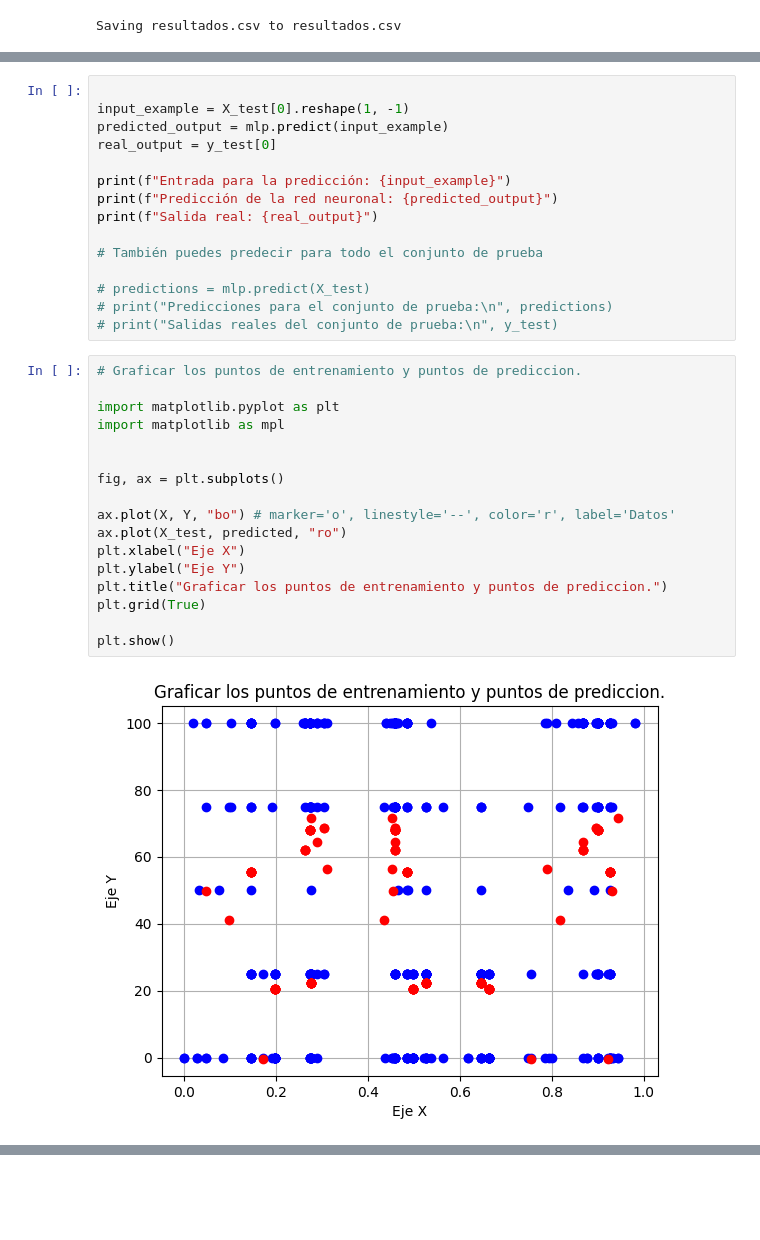
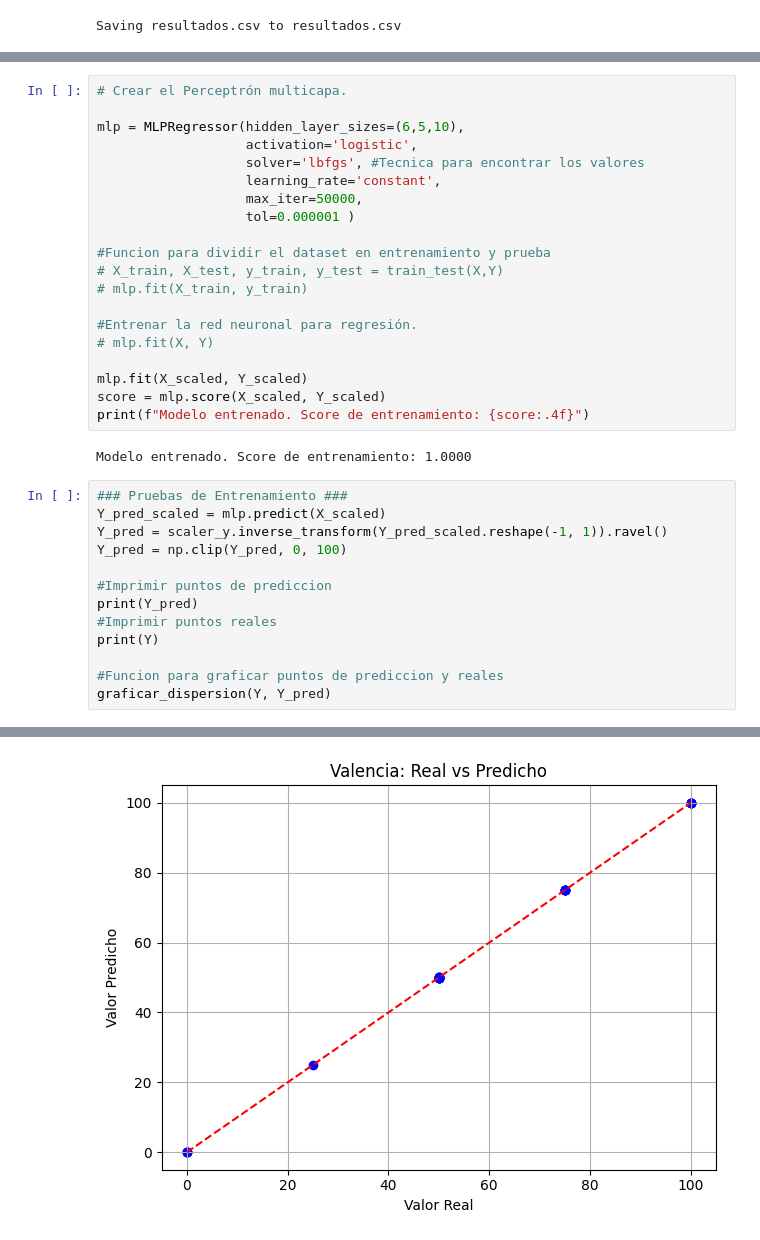
Before and after one commit to AldoEHF14/Servicio-Social, a Jupyter notebook: SS/RN - Aldo/SS_RN_MLPRegresion_Arousal.ipynb, the cells around one changed output, grey strips where cells are left out. Cells and saved outputs as stored; diff of their text form; blank space fills up the shorter version.

Commit message:
Agregar metricas de regresion y graficas
Segunda red neuronal arousal

```diff
--- a/SS/RN - Aldo/SS_RN_MLPRegresion_Arousal.ipynb
+++ b/SS/RN - Aldo/SS_RN_MLPRegresion_Arousal.ipynb
@@ -112,34 +107,36 @@ print(y_test)
-# %%
-
-input_example = X_test[0].reshape(1, -1)
-predicted_output = mlp.predict(input_example)
-real_output = y_test[0]
-
-print(f"Entrada para la predicción: {input_example}")
-print(f"Predicción de la red neuronal: {predicted_output}")
-print(f"Salida real: {real_output}")
-
-# También puedes predecir para todo el conjunto de prueba
-
-# predictions = mlp.predict(X_test)
-# print("Predicciones para el conjunto de prueba:\n", predictions)
-# print("Salidas reales del conjunto de prueba:\n", y_test)
-# %%
-# Graficar los puntos de entrenamiento y puntos de prediccion.
-
-import matplotlib.pyplot as plt
-import matplotlib as mpl
-
-
-fig, ax = plt.subplots()
-
-ax.plot(X, Y, "bo") # marker='o', linestyle='--', color='r', label='Datos'
-ax.plot(X_test, predicted, "ro")
-plt.xlabel("Eje X")
-plt.ylabel("Eje Y")
-plt.title("Graficar los puntos de entrenamiento y puntos de prediccion.")
-plt.grid(True)
-
-plt.show()
-# %% [output]
-[figure, removed]
+# %%
+# Crear el Perceptrón multicapa.
+
+mlp = MLPRegressor(hidden_layer_sizes=(6,5,10),
+                   activation='logistic',
+                   solver='lbfgs', #Tecnica para encontrar los valores
+                   learning_rate='constant',
+                   max_iter=50000,
+                   tol=0.000001 )
+
+#Funcion para dividir el dataset en entrenamiento y prueba
+# X_train, X_test, y_train, y_test = train_test(X,Y)
+# mlp.fit(X_train, y_train)
+
+#Entrenar la red neuronal para regresión.
+# mlp.fit(X, Y)
+
+mlp.fit(X_scaled, Y_scaled)
+score = mlp.score(X_scaled, Y_scaled)
+print(f"Modelo entrenado. Score de entrenamiento: {score:.4f}")
+# %% [output]
+Modelo entrenado. Score de entrenamiento: 1.0000
+# %%
+### Pruebas de Entrenamiento ###
+Y_pred_scaled = mlp.predict(X_scaled)
+Y_pred = scaler_y.inverse_transform(Y_pred_scaled.reshape(-1, 1)).ravel()
+Y_pred = np.clip(Y_pred, 0, 100)
+
+#Imprimir puntos de prediccion
+print(Y_pred)
+#Imprimir puntos reales
+print(Y)
+
+#Funcion para graficar puntos de prediccion y reales
+graficar_dispersion(Y, Y_pred)
+# %% [output]
@@ -145,0 +154 @@ plt.show()
+[figure, added]
```
Also changed, not shown: parts of 14 cells of this notebook.
